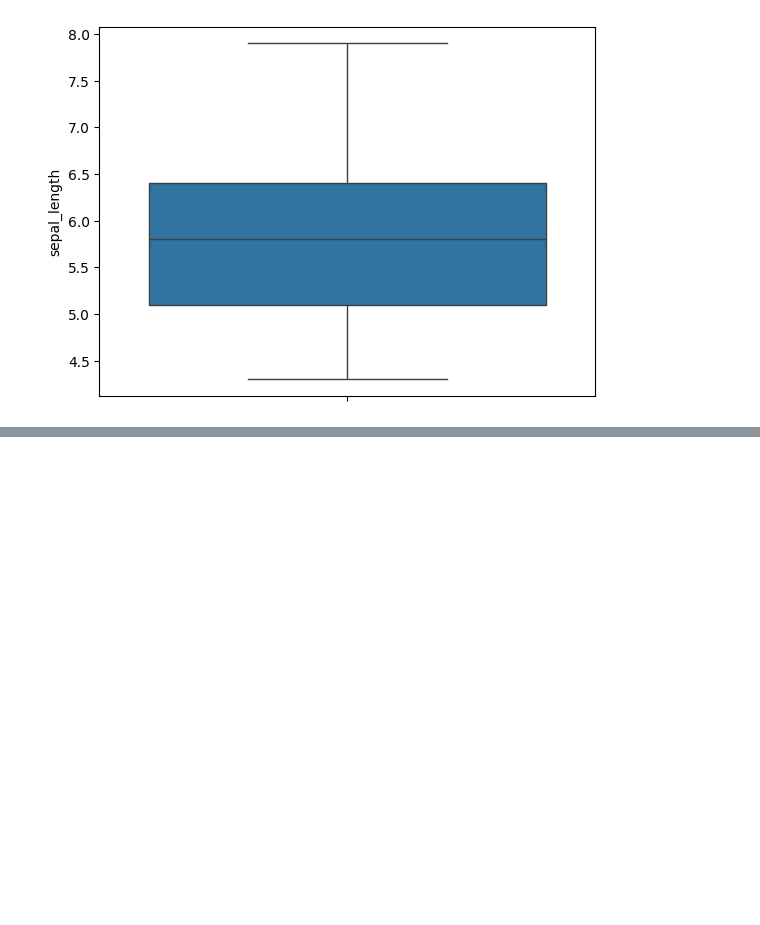
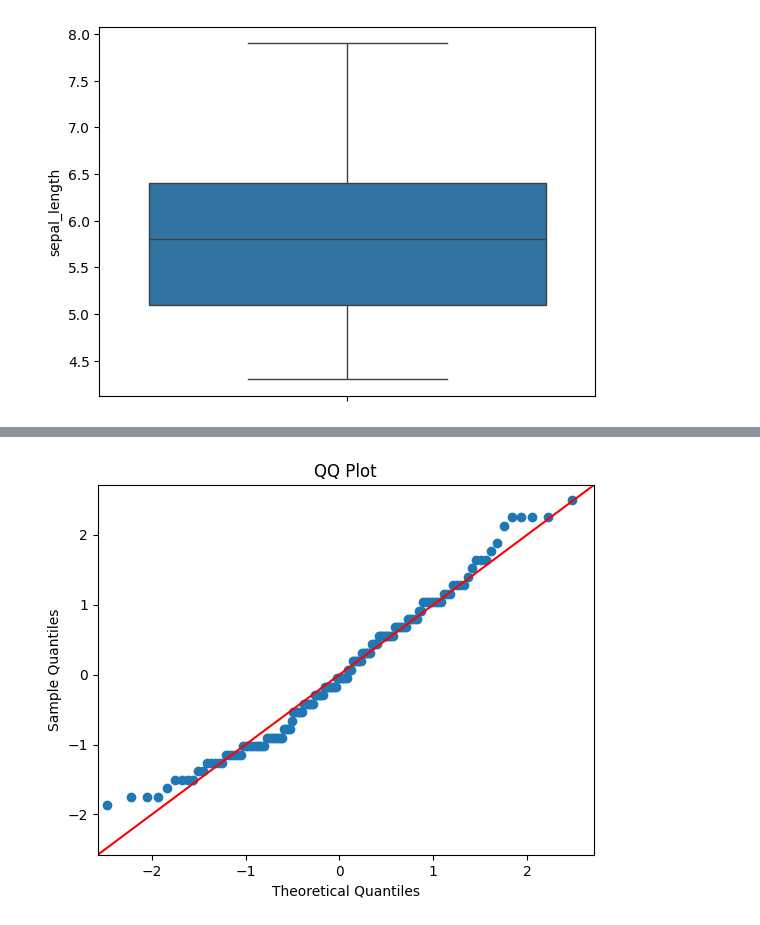
Before and after one commit to shadmanshakib09/Statistics, a Jupyter notebook: Statistics_Part04.ipynb, the cells around one changed output, grey strips where cells are left out. Cells and saved outputs as stored; diff of their text form; code cells hidden in the pictures; blank space fills up the shorter version.

```diff
--- a/Statistics_Part04.ipynb
+++ b/Statistics_Part04.ipynb
@@ -83,0 +116,10 @@ sns.boxplot(df['sepal_length']) #no outliers
+# %%
+#using statsmodel
+import statsmodels.api as sm
+fig = sm.qqplot(df['sepal_length'], line='45',fit=True)
+plt.title('QQ Plot')
+plt.xlabel('Theoretical Quantiles')
+plt.ylabel('Sample Quantiles')
+plt.show()
+# %% [output]
+[figure, added]
```
Also changed, not shown: parts of 24 cells of this notebook.
